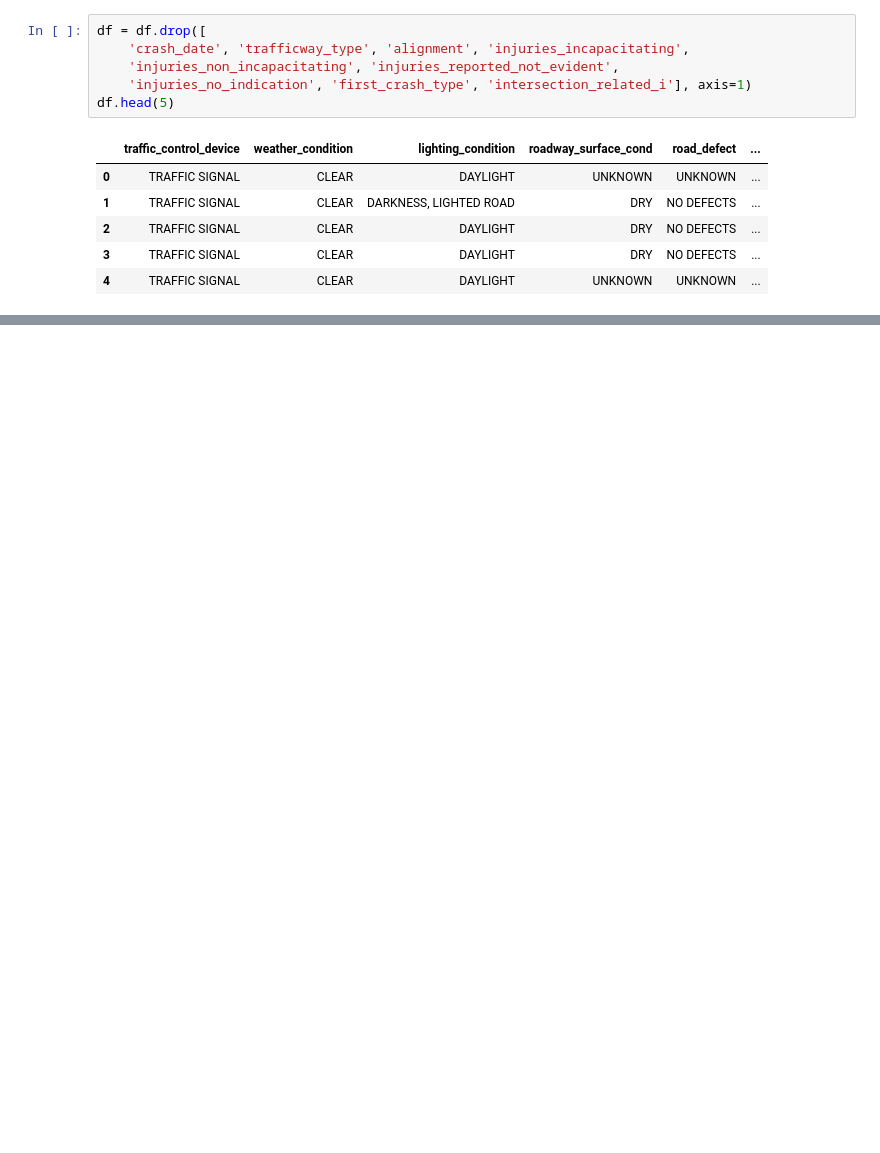
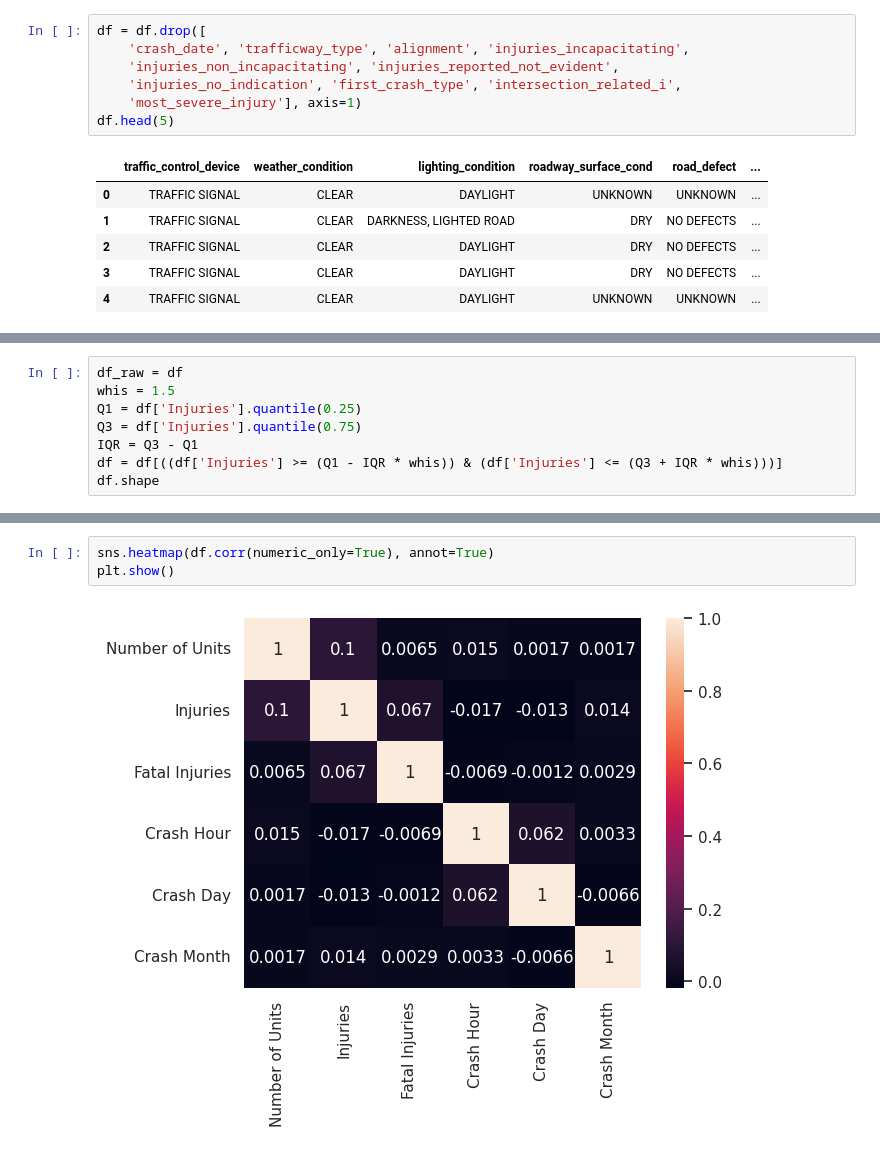
Before and after one commit to Alveaenerle/EDA-traffic-crashes, a Jupyter notebook: main.ipynb, the cells around one changed output, grey strips where cells are left out. Saved outputs shown, nothing was run; the diff lists cells and outputs as text; blank space fills up the shorter version.

Commit message:
Create new plots

```diff
--- a/main.ipynb
+++ b/main.ipynb
@@ -39,7 +39,8 @@ dtype: object
 df = df.drop([
     'crash_date', 'trafficway_type', 'alignment', 'injuries_incapacitating',
     'injuries_non_incapacitating', 'injuries_reported_not_evident',
-    'injuries_no_indication', 'first_crash_type', 'intersection_related_i'], axis=1)
+    'injuries_no_indication', 'first_crash_type', 'intersection_related_i',
+    'most_severe_injury'], axis=1)
 df.head(5)
 # %% [output]
 |  | traffic_control_device | weather_condition | lighting_condition | roadway_surface_cond | road_defect | ... |
@@ -129,0 +111,8 @@ NameError: name 'np' is not defined
+# %%
+df_raw = df
+whis = 1.5
+Q1 = df['Injuries'].quantile(0.25)
+Q3 = df['Injuries'].quantile(0.75)
+IQR = Q3 - Q1
+df = df[((df['Injuries'] >= (Q1 - IQR * whis)) & (df['Injuries'] <= (Q3 + IQR * whis)))]
+df.shape
@@ -129,0 +129,5 @@ NameError: name 'np' is not defined
+# %%
+sns.heatmap(df.corr(numeric_only=True), annot=True)
+plt.show()
+# %% [output]
+[figure, added]
```
Also changed, not shown: parts of 12 cells of this notebook.
